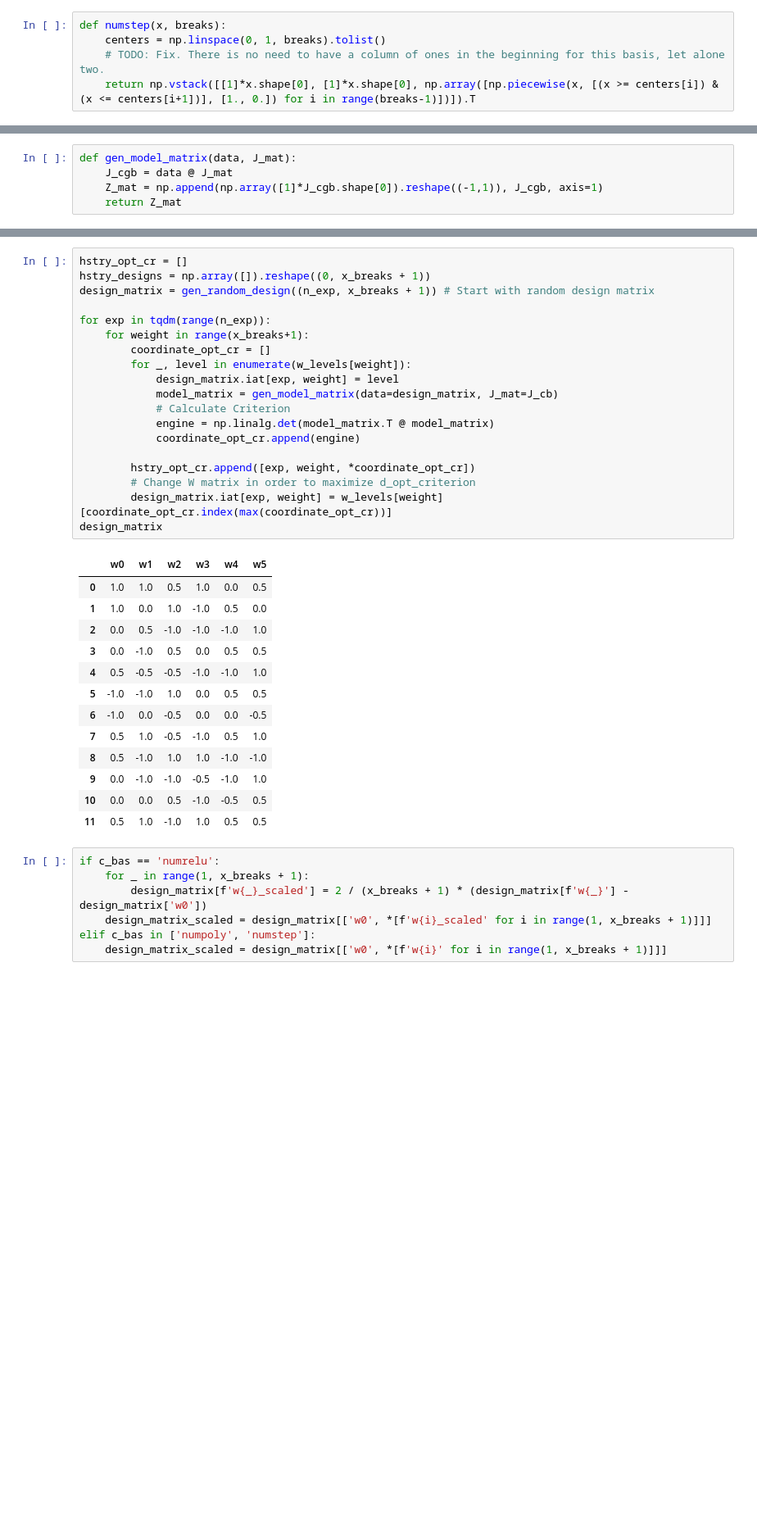
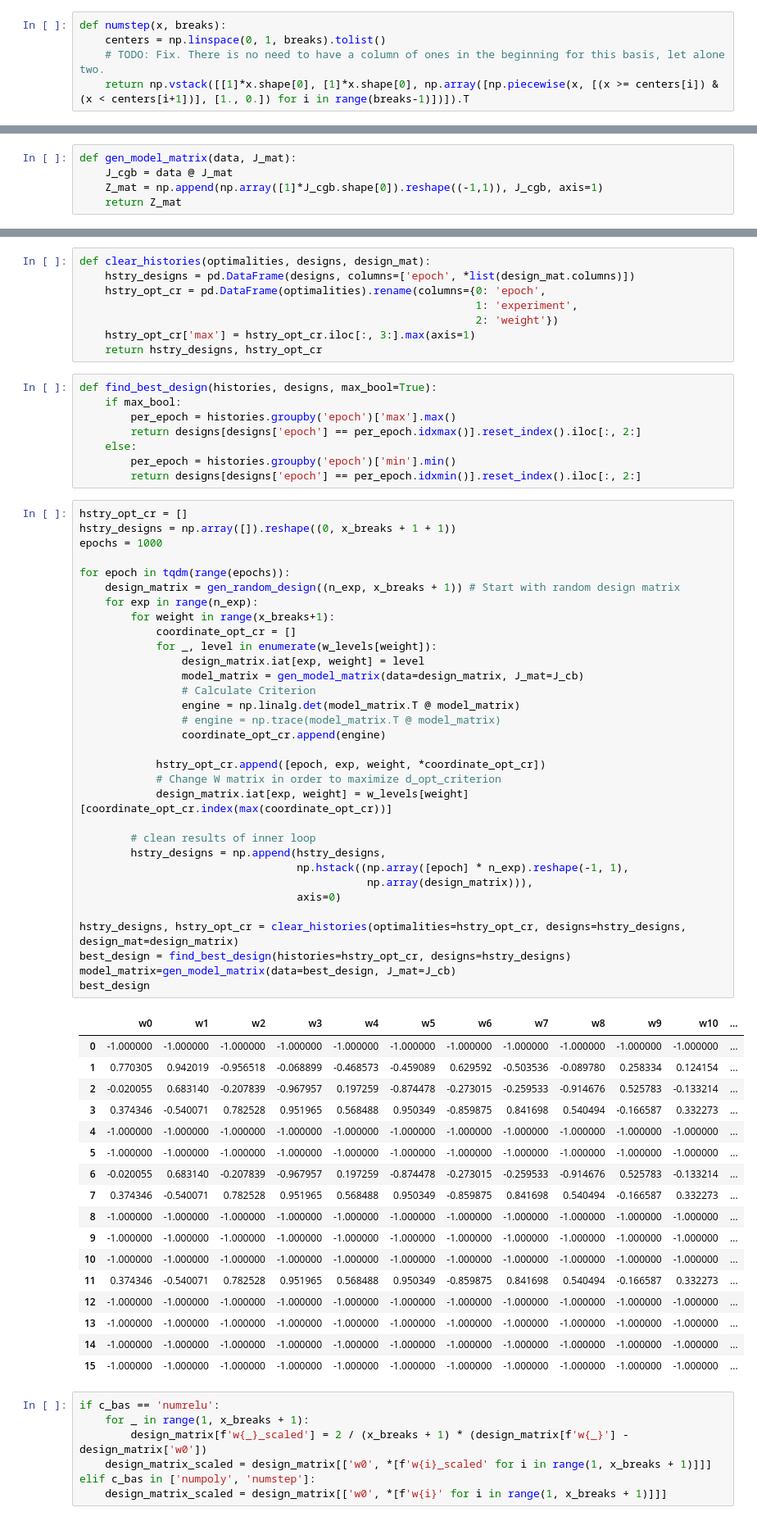
Before and after one commit to TedOiler/dexpy, a Jupyter notebook: test_functional_2.ipynb, the cells around one changed output, grey strips where cells are left out. Shown at 82% size. Saved outputs shown, nothing was run; the diff lists cells and outputs as text; blank space fills up the shorter version.

```diff
--- a/test_functional_2.ipynb
+++ b/test_functional_2.ipynb
@@ -18,7 +18,7 @@ def numpoly(x, degree):
 def numstep(x, breaks):
     centers = np.linspace(0, 1, breaks).tolist()
     # TODO: Fix. There is no need to have a column of ones in the beginning for this basis, let alone two.
-    return np.vstack([[1]*x.shape[0], [1]*x.shape[0], np.array([np.piecewise(x, [(x >= centers[i]) & (x <= centers[i+1])], [1., 0.]) for i in range(breaks-1)])]).T
+    return np.vstack([[1]*x.shape[0], [1]*x.shape[0], np.array([np.piecewise(x, [(x >= centers[i]) & (x < centers[i+1])], [1., 0.]) for i in range(breaks-1)])]).T
 # %%
 def numbsplines(x, centers):
     # TODO: Implement
@@ -66,36 +67,69 @@ J_cb.shape
+# %%
+def clear_histories(optimalities, designs, design_mat):
+    hstry_designs = pd.DataFrame(designs, columns=['epoch', *list(design_mat.columns)])
+    hstry_opt_cr = pd.DataFrame(optimalities).rename(columns={0: 'epoch',
+                                                              1: 'experiment',
+                                                              2: 'weight'})
+    hstry_opt_cr['max'] = hstry_opt_cr.iloc[:, 3:].max(axis=1)
+    return hstry_designs, hstry_opt_cr
+# %%
+def find_best_design(histories, designs, max_bool=True):
+    if max_bool:
+        per_epoch = histories.groupby('epoch')['max'].max()
+        return designs[designs['epoch'] == per_epoch.idxmax()].reset_index().iloc[:, 2:]
+    else:
+        per_epoch = histories.groupby('epoch')['min'].min()
+        return designs[designs['epoch'] == per_epoch.idxmin()].reset_index().iloc[:, 2:]
 # %%
 hstry_opt_cr = []
-hstry_designs = np.array([]).reshape((0, x_breaks + 1))
-design_matrix = gen_random_design((n_exp, x_breaks + 1)) # Start with random design matrix
+hstry_designs = np.array([]).reshape((0, x_breaks + 1 + 1))
+epochs = 1000
 
-for exp in tqdm(range(n_exp)):
-    for weight in range(x_breaks+1):
-        coordinate_opt_cr = []
-        for _, level in enumerate(w_levels[weight]):
-            design_matrix.iat[exp, weight] = level
-            model_matrix = gen_model_matrix(data=design_matrix, J_mat=J_cb)
-            # Calculate Criterion
-            engine = np.linalg.det(model_matrix.T @ model_matrix)
-            coordinate_opt_cr.append(engine)
+for epoch in tqdm(range(epochs)):
+    design_matrix = gen_random_design((n_exp, x_breaks + 1)) # Start with random design matrix
+    for exp in range(n_exp):
+        for weight in range(x_breaks+1):
+            coordinate_opt_cr = []
+            for _, level in enumerate(w_levels[weight]):
+                design_matrix.iat[exp, weight] = level
+                model_matrix = gen_model_matrix(data=design_matrix, J_mat=J_cb)
+                # Calculate Criterion
+                engine = np.linalg.det(model_matrix.T @ model_matrix)
+                # engine = np.trace(model_matrix.T @ model_matrix)
+                coordinate_opt_cr.append(engine)
 
-        hstry_opt_cr.append([exp, weight, *coordinate_opt_cr])
-        # Change W matrix in order to maximize d_opt_criterion
-        design_matrix.iat[exp, weight] = w_levels[weight][coordinate_opt_cr.index(max(coordinate_opt_cr))]
-design_matrix
+            hstry_opt_cr.append([epoch, exp, weight, *coordinate_opt_cr])
+            # Change W matrix in order to maximize d_opt_criterion
+            design_matrix.iat[exp, weight] = w_levels[weight][coordinate_opt_cr.index(max(coordinate_opt_cr))]
+
+        # clean results of inner loop
+        hstry_designs = np.append(hstry_designs,
+                                  np.hstack((np.array([epoch] * n_exp).reshape(-1, 1),
+                                             np.array(design_matrix))),
+                                  axis=0)
+
+hstry_designs, hstry_opt_cr = clear_histories(optimalities=hstry_opt_cr, designs=hstry_designs, design_mat=design_matrix)
+best_design = find_best_design(histories=hstry_opt_cr, designs=hstry_designs)
+model_matrix=gen_model_matrix(data=best_design, J_mat=J_cb)
+best_design
 # %% [output]
-|  | w0 | w1 | w2 | w3 | w4 | w5 |
-| 0 | 1.0 | 1.0 | 0.5 | 1.0 | 0.0 | 0.5 |
-| 1 | 1.0 | 0.0 | 1.0 | -1.0 | 0.5 | 0.0 |
-| 2 | 0.0 | 0.5 | -1.0 | -1.0 | -1.0 | 1.0 |
-| 3 | 0.0 | -1.0 | 0.5 | 0.0 | 0.5 | 0.5 |
-| 4 | 0.5 | -0.5 | -0.5 | -1.0 | -1.0 | 1.0 |
-| 5 | -1.0 | -1.0 | 1.0 | 0.0 | 0.5 | 0.5 |
-| 6 | -1.0 | 0.0 | -0.5 | 0.0 | 0.0 | -0.5 |
-| 7 | 0.5 | 1.0 | -0.5 | -1.0 | 0.5 | 1.0 |
-| 8 | 0.5 | -1.0 | 1.0 | 1.0 | -1.0 | -1.0 |
-| 9 | 0.0 | -1.0 | -1.0 | -0.5 | -1.0 | 1.0 |
-| 10 | 0.0 | 0.0 | 0.5 | -1.0 | -0.5 | 0.5 |
-| 11 | 0.5 | 1.0 | -1.0 | 1.0 | 0.5 | 0.5 |
+|  | w0 | w1 | w2 | w3 | w4 | w5 | w6 | w7 | w8 | w9 | w10 | ... |
+| 0 | -1.000000 | -1.000000 | -1.000000 | -1.000000 | -1.000000 | -1.000000 | -1.000000 | -1.000000 | -1.000000 | -1.000000 | -1.000000 | ... |
+| 1 | 0.770305 | 0.942019 | -0.956518 | -0.068899 | -0.468573 | -0.459089 | 0.629592 | -0.503536 | -0.089780 | 0.258334 | 0.124154 | ... |
+| 2 | -0.020055 | 0.683140 | -0.207839 | -0.967957 | 0.197259 | -0.874478 | -0.273015 | -0.259533 | -0.914676 | 0.525783 | -0.133214 | ... |
+| 3 | 0.374346 | -0.540071 | 0.782528 | 0.951965 | 0.568488 | 0.950349 | -0.859875 | 0.841698 | 0.540494 | -0.166587 | 0.332273 | ... |
+| 4 | -1.000000 | -1.000000 | -1.000000 | -1.000000 | -1.000000 | -1.000000 | -1.000000 | -1.000000 | -1.000000 | -1.000000 | -1.000000 | ... |
+| 5 | -1.000000 | -1.000000 | -1.000000 | -1.000000 | -1.000000 | -1.000000 | -1.000000 | -1.000000 | -1.000000 | -1.000000 | -1.000000 | ... |
+| 6 | -0.020055 | 0.683140 | -0.207839 | -0.967957 | 0.197259 | -0.874478 | -0.273015 | -0.259533 | -0.914676 | 0.525783 | -0.133214 | ... |
+| 7 | 0.374346 | -0.540071 | 0.782528 | 0.951965 | 0.568488 | 0.950349 | -0.859875 | 0.841698 | 0.540494 | -0.166587 | 0.332273 | ... |
+| 8 | -1.000000 | -1.000000 | -1.000000 | -1.000000 | -1.000000 | -1.000000 | -1.000000 | -1.000000 | -1.000000 | -1.000000 | -1.000000 | ... |
+| 9 | -1.000000 | -1.000000 | -1.000000 | -1.000000 | -1.000000 | -1.000000 | -1.000000 | -1.000000 | -1.000000 | -1.000000 | -1.000000 | ... |
+| 10 | -1.000000 | -1.000000 | -1.000000 | -1.000000 | -1.000000 | -1.000000 | -1.000000 | -1.000000 | -1.000000 | -1.000000 | -1.000000 | ... |
+| 11 | 0.374346 | -0.540071 | 0.782528 | 0.951965 | 0.568488 | 0.950349 | -0.859875 | 0.841698 | 0.540494 | -0.166587 | 0.332273 | ... |
+| 12 | -1.000000 | -1.000000 | -1.000000 | -1.000000 | -1.000000 | -1.000000 | -1.000000 | -1.000000 | -1.000000 | -1.000000 | -1.000000 | ... |
+| 13 | -1.000000 | -1.000000 | -1.000000 | -1.000000 | -1.000000 | -1.000000 | -1.000000 | -1.000000 | -1.000000 | -1.000000 | -1.000000 | ... |
+| 14 | -1.000000 | -1.000000 | -1.000000 | -1.000000 | -1.000000 | -1.000000 | -1.000000 | -1.000000 | -1.000000 | -1.000000 | -1.000000 | ... |
+| 15 | -1.000000 | -1.000000 | -1.000000 | -1.000000 | -1.000000 | -1.000000 | -1.000000 | -1.000000 | -1.000000 | -1.000000 | -1.000000 | ... |
 # %%
 if c_bas == 'numrelu':
     for _ in range(1, x_breaks + 1):
```
Also changed, not shown: parts of 6 cells of this notebook, 1 other file.
